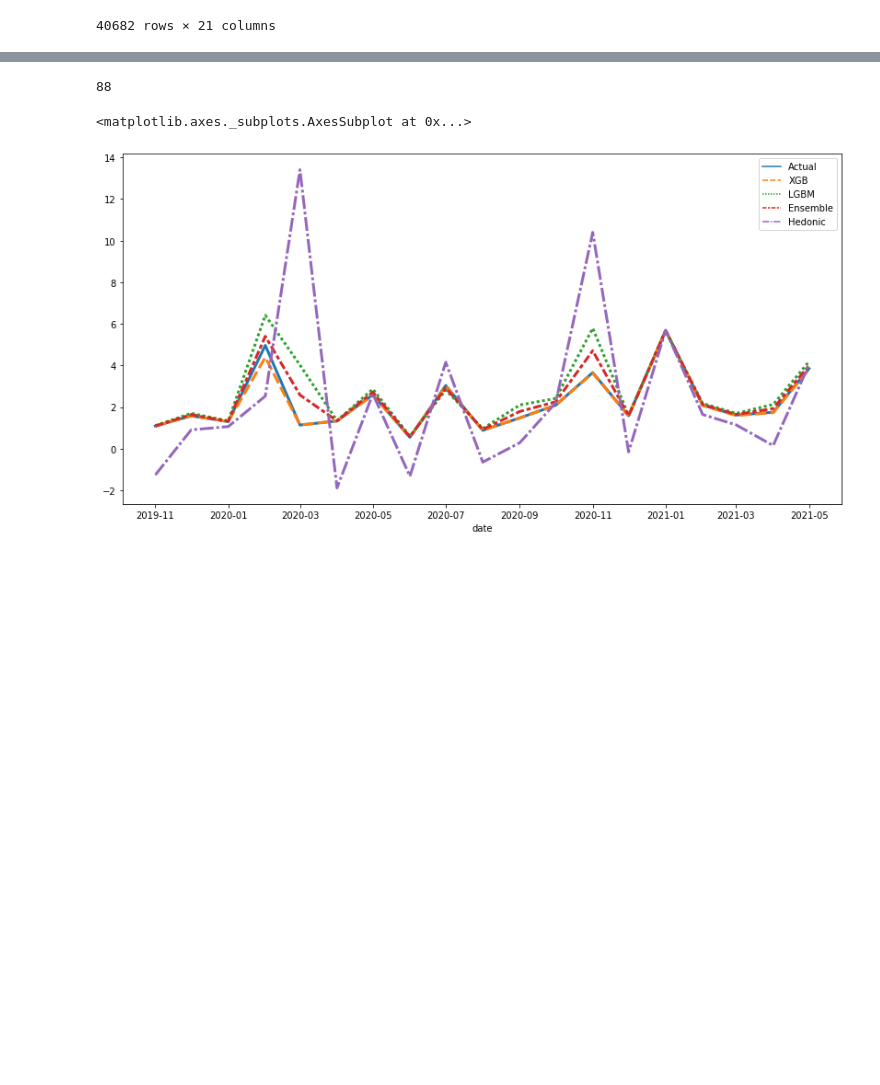
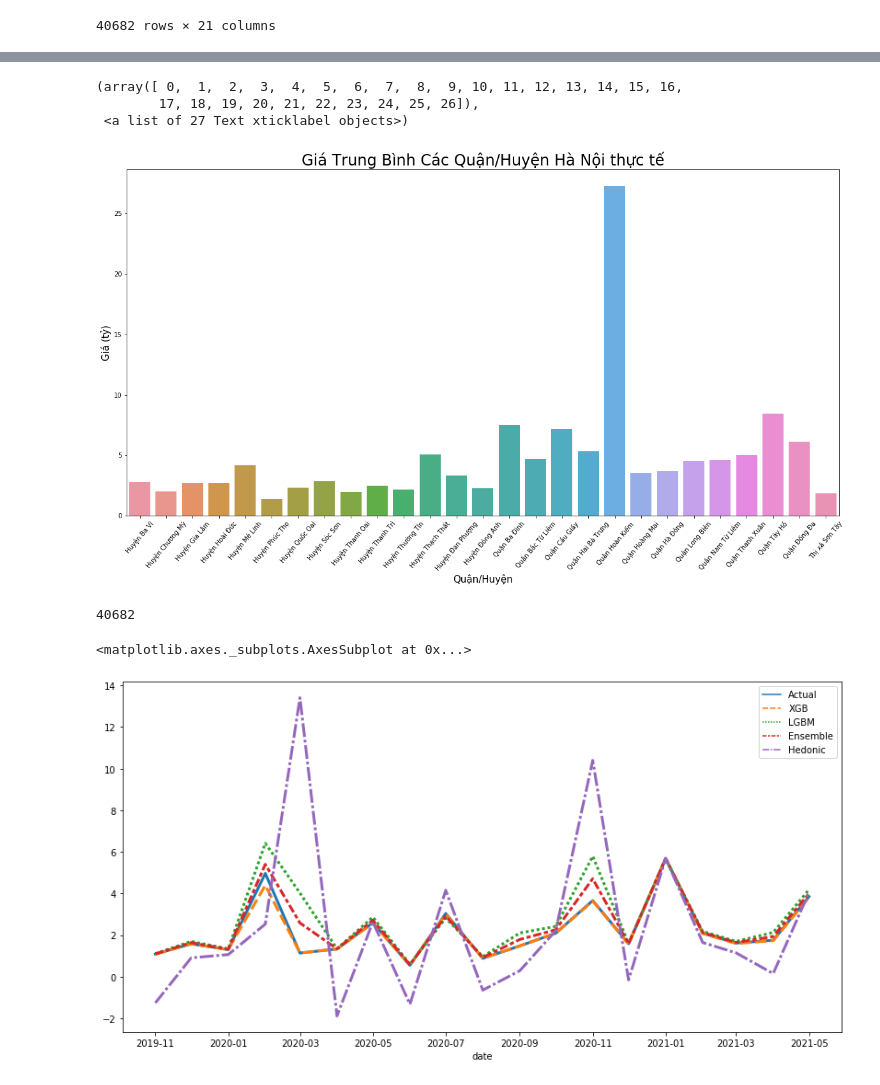
Before and after one commit to nhaidepdai213/NhaDatDuong, a Jupyter notebook: NhaDat_2.ipynb, the cells around one changed output, grey strips where cells are left out. Cells and saved outputs as stored; diff of their text form; code cells hidden in the pictures; blank space fills up the shorter version.

```diff
--- a/NhaDat_2.ipynb
+++ b/NhaDat_2.ipynb
@@ -653,0 +681,6 @@ RMAE_median :  0.1126
+# %%
+HN_real = pd.DataFrame()
+HN_real["Quan/Huyen"] = HN_copy["Quan/huyen"]
+HN_real["Gia"] = HN["Gia"]
+real = HN_real.groupby(['Quan/Huyen']).mean()
+real.index = real.index.map(dictt[1])
@@ -654,7 +706,26 @@ RMAE_median :  0.1126
+# %%
+# Set the width and height of the figure
+plt.figure(figsize=(20,10))
+# Add title
+plt.title("Giá Trung Bình Các Quận/Huyện Hà Nội thực tế", fontsize=24)
+
+# Bar chart showing average arrival delay for Spirit Airlines flights by month
+sns.barplot(x=real.index, y=real["Gia"])
+
+# Add label for vertical axis
+plt.xlabel("Quận/Huyện", fontsize=15)
+plt.ylabel("Giá (tỷ)", fontsize=15)
+
+plt.xticks(rotation=50)
+# %% [output]
+(array([ 0,  1,  2,  3,  4,  5,  6,  7,  8,  9, 10, 11, 12, 13, 14, 15, 16,
+        17, 18, 19, 20, 21, 22, 23, 24, 25, 26]),
+ <a list of 27 Text xticklabel objects>)
+[figure, added]
 # %%
-len(final_predictions_li)
+len(ensemble)
 # %% [output]
-88
+40682
 # %%
 for i, row in HN_copy.iterrows():
     row["Thang2"] = int(row["Thang"]) + 1
```
Also changed, not shown: parts of 11 cells of this notebook, 1 other file.
